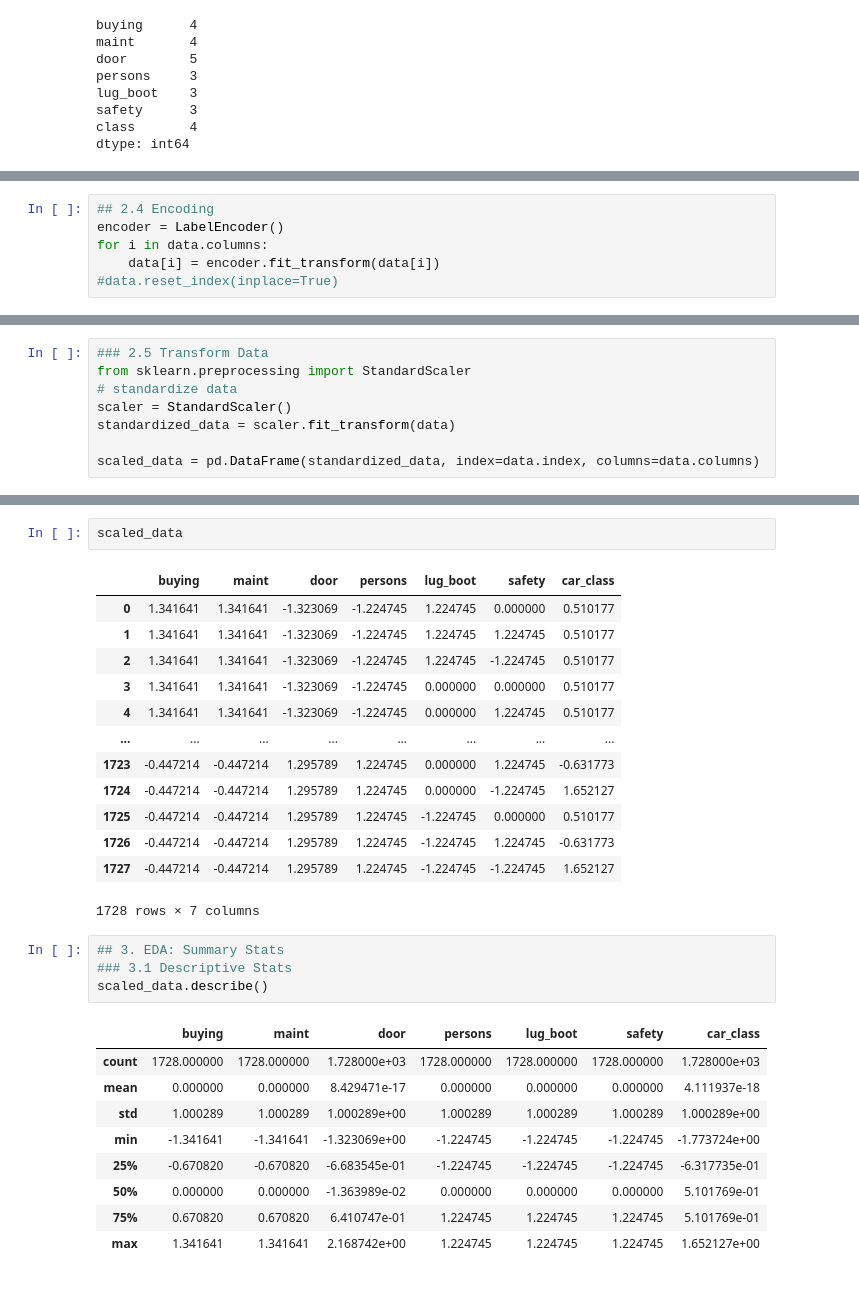
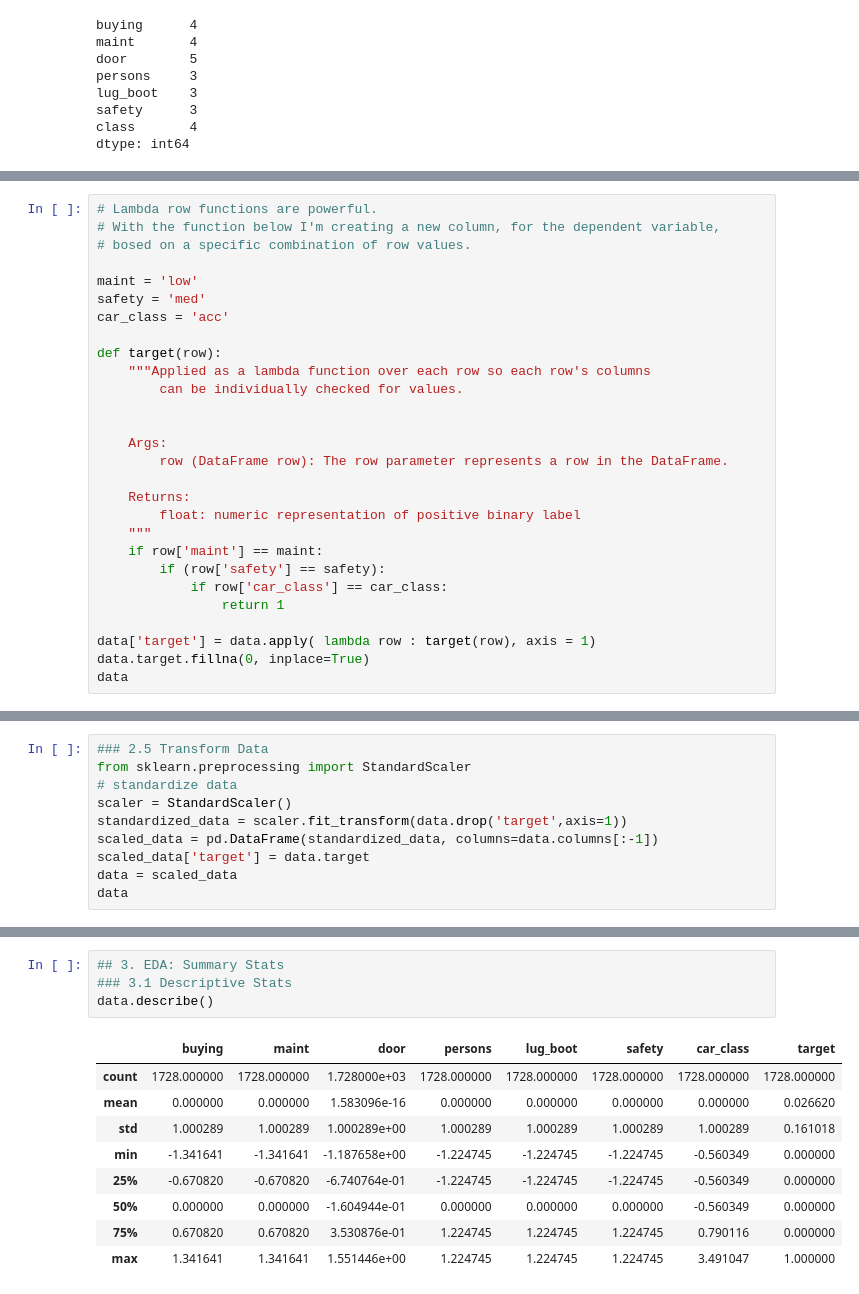
Before and after one commit to 333Kenji/CarClassifier_KNN, a Jupyter notebook: Notebooks/KNN.ipynb, the cells around one changed output, grey strips where cells are left out. Drawn from its saved outputs; the diff is of its cells as text.

```diff
--- a/Notebooks/KNN.ipynb
+++ b/Notebooks/KNN.ipynb
@@ -290,6 +281,0 @@ memory usage: 712.2 KB
-# %%
-## 2.4 Encoding
-encoder = LabelEncoder()
-for i in data.columns:
-    data[i] = encoder.fit_transform(data[i])
-#data.reset_index(inplace=True)
@@ -314,0 +294,28 @@ data
+# %%
+# Lambda row functions are powerful.
+# With the function below I'm creating a new column, for the dependent variable,
+# bosed on a specific combination of row values.
+
+maint = 'low'
+safety = 'med'
+car_class = 'acc'
+
+def target(row):
+    """Applied as a lambda function over each row so each row's columns
+        can be individually checked for values.
+
+
+    Args:
+        row (DataFrame row): The row parameter represents a row in the DataFrame.
+
+    Returns:
+        float: numeric representation of positive binary label
+    """
+    if row['maint'] == maint:
+        if (row['safety'] == safety):
+            if row['car_class'] == car_class:
+                return 1
+
+data['target'] = data.apply( lambda row : target(row), axis = 1)
+data.target.fillna(0, inplace=True)
+data
@@ -317,6 +427,8 @@ data
 from sklearn.preprocessing import StandardScaler
 # standardize data
 scaler = StandardScaler()
-standardized_data = scaler.fit_transform(data)
-
-scaled_data = pd.DataFrame(standardized_data, index=data.index, columns=data.columns)
+standardized_data = scaler.fit_transform(data.drop('target',axis=1))
+scaled_data = pd.DataFrame(standardized_data, columns=data.columns[:-1])
+scaled_data['target'] = data.target
+data = scaled_data
+data
@@ -323,30 +449,14 @@ scaled_data = pd.DataFrame(standardized_data, index=data.index, columns=data.col
-# %%
-scaled_data
-# %% [output]
-|  | buying | maint | door | persons | lug_boot | safety | car_class |
-| 0 | 1.341641 | 1.341641 | -1.323069 | -1.224745 | 1.224745 | 0.000000 | 0.510177 |
-| 1 | 1.341641 | 1.341641 | -1.323069 | -1.224745 | 1.224745 | 1.224745 | 0.510177 |
-| 2 | 1.341641 | 1.341641 | -1.323069 | -1.224745 | 1.224745 | -1.224745 | 0.510177 |
-| 3 | 1.341641 | 1.341641 | -1.323069 | -1.224745 | 0.000000 | 0.000000 | 0.510177 |
-| 4 | 1.341641 | 1.341641 | -1.323069 | -1.224745 | 0.000000 | 1.224745 | 0.510177 |
-| ... | ... | ... | ... | ... | ... | ... | ... |
-| 1723 | -0.447214 | -0.447214 | 1.295789 | 1.224745 | 0.000000 | 1.224745 | -0.631773 |
-| 1724 | -0.447214 | -0.447214 | 1.295789 | 1.224745 | 0.000000 | -1.224745 | 1.652127 |
-| 1725 | -0.447214 | -0.447214 | 1.295789 | 1.224745 | -1.224745 | 0.000000 | 0.510177 |
-| 1726 | -0.447214 | -0.447214 | 1.295789 | 1.224745 | -1.224745 | 1.224745 | -0.631773 |
-| 1727 | -0.447214 | -0.447214 | 1.295789 | 1.224745 | -1.224745 | -1.224745 | 1.652127 |
-1728 rows × 7 columns
 # %%
 ## 3. EDA: Summary Stats
 ### 3.1 Descriptive Stats
-scaled_data.describe()
+data.describe()
 # %% [output]
-|  | buying | maint | door | persons | lug_boot | safety | car_class |
-| count | 1728.000000 | 1728.000000 | 1.728000e+03 | 1728.000000 | 1728.000000 | 1728.000000 | 1.728000e+03 |
-| mean | 0.000000 | 0.000000 | 8.429471e-17 | 0.000000 | 0.000000 | 0.000000 | 4.111937e-18 |
-| std | 1.000289 | 1.000289 | 1.000289e+00 | 1.000289 | 1.000289 | 1.000289 | 1.000289e+00 |
-| min | -1.341641 | -1.341641 | -1.323069e+00 | -1.224745 | -1.224745 | -1.224745 | -1.773724e+00 |
-| 25% | -0.670820 | -0.670820 | -6.683545e-01 | -1.224745 | -1.224745 | -1.224745 | -6.317735e-01 |
-| 50% | 0.000000 | 0.000000 | -1.363989e-02 | 0.000000 | 0.000000 | 0.000000 | 5.101769e-01 |
-| 75% | 0.670820 | 0.670820 | 6.410747e-01 | 1.224745 | 1.224745 | 1.224745 | 5.101769e-01 |
-| max | 1.341641 | 1.341641 | 2.168742e+00 | 1.224745 | 1.224745 | 1.224745 | 1.652127e+00 |
+|  | buying | maint | door | persons | lug_boot | safety | car_class | target |
+| count | 1728.000000 | 1728.000000 | 1.728000e+03 | 1728.000000 | 1728.000000 | 1728.000000 | 1728.000000 | 1728.000000 |
+| mean | 0.000000 | 0.000000 | 1.583096e-16 | 0.000000 | 0.000000 | 0.000000 | 0.000000 | 0.026620 |
+| std | 1.000289 | 1.000289 | 1.000289e+00 | 1.000289 | 1.000289 | 1.000289 | 1.000289 | 0.161018 |
+| min | -1.341641 | -1.341641 | -1.187658e+00 | -1.224745 | -1.224745 | -1.224745 | -0.560349 | 0.000000 |
+| 25% | -0.670820 | -0.670820 | -6.740764e-01 | -1.224745 | -1.224745 | -1.224745 | -0.560349 | 0.000000 |
+| 50% | 0.000000 | 0.000000 | -1.604944e-01 | 0.000000 | 0.000000 | 0.000000 | -0.560349 | 0.000000 |
+| 75% | 0.670820 | 0.670820 | 3.530876e-01 | 1.224745 | 1.224745 | 1.224745 | 0.790116 | 0.000000 |
+| max | 1.341641 | 1.341641 | 1.551446e+00 | 1.224745 | 1.224745 | 1.224745 | 3.491047 | 1.000000 |
```
Also changed, not shown: parts of 33 cells of this notebook.
